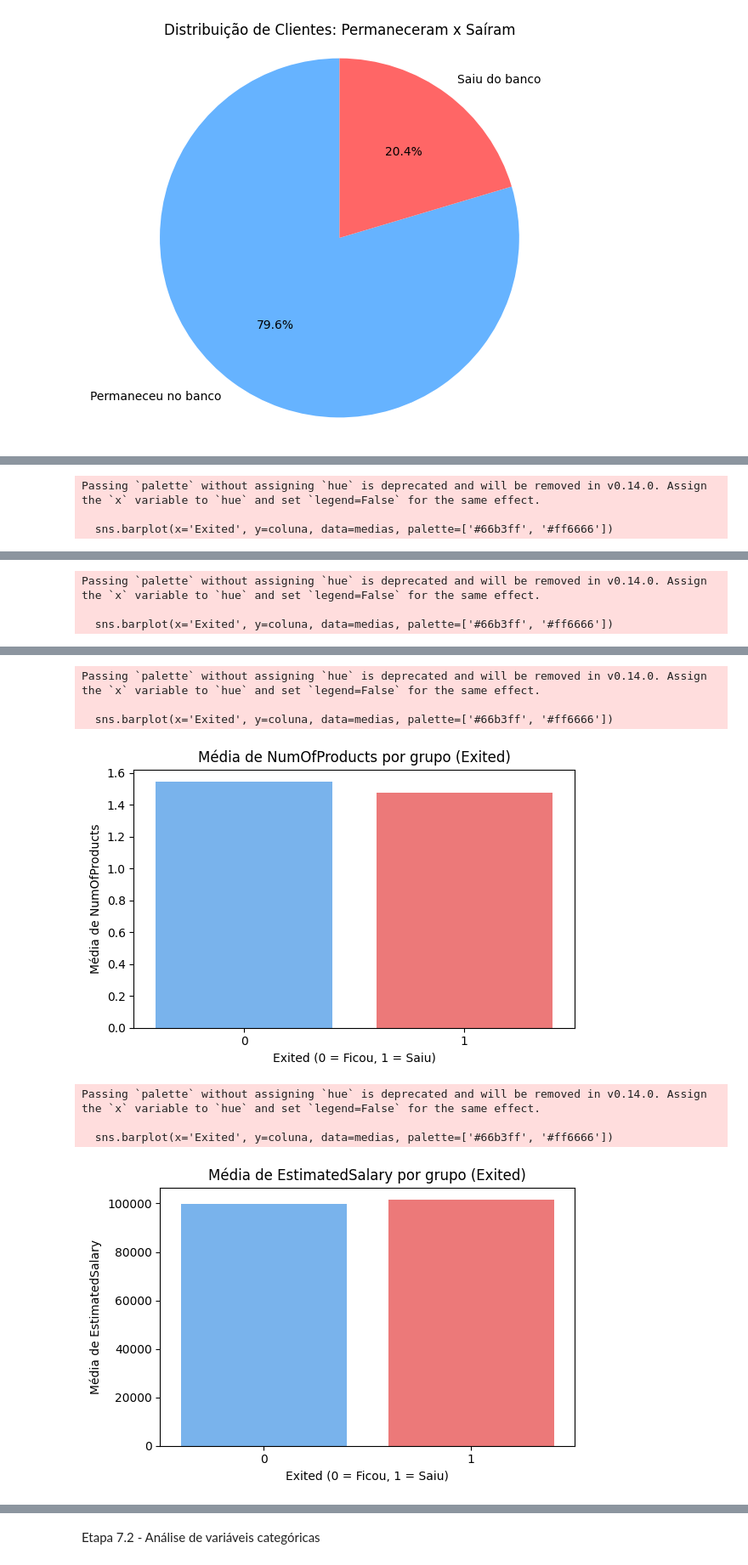
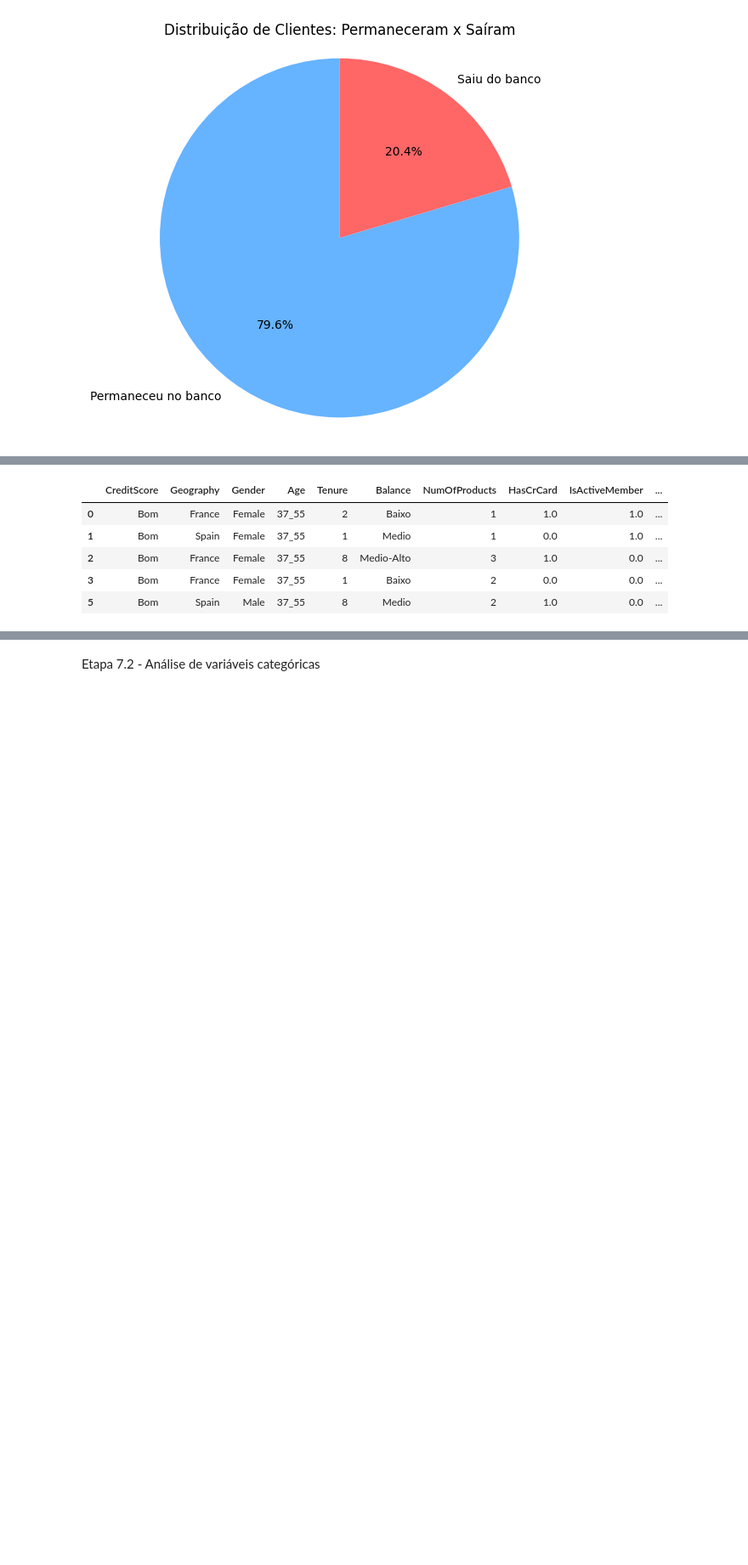
Before and after one commit to vitao-bolado/Trabalho1_AnaliseDados, a Jupyter notebook: Trabalho1.ipynb, the cells around one changed output, grey strips where cells are left out. Shown at 85% size. Drawn from its saved outputs; the diff is of its cells as text; code cells hidden in the pictures; blank space fills up the shorter version.

```diff
--- a/Trabalho1.ipynb
+++ b/Trabalho1.ipynb
@@ -166,15 +225,4 @@ Etapa 7.1 - Gráficos de barras para comparar as variáveis numéricas entre os
 # %%
-#definindo classes
-  #CreditScore
-    #Muita baixa (0 a 300)
-    #Baixa (301 a 500)
-    #Bom (501 a 700)
-    #Excelente (701+)
-  #Age
-    #18_36
-    #37_55
-    #56_74
-    #75+
   #Balance
     #0,00 — 41.816,35 - Baixo
     #41.816,36 — 83.632,70 - Medio-Baixo
@@ -182,9 +230,17 @@ Etapa 7.1 - Gráficos de barras para comparar as variáveis numéricas entre os
     #125.449,06 — 167.265,40 - Medio-Alto
     #167.265,41 — 209.081,75 - Alto
     #209.081,76 — 250.898,09 - Muito Alto
-  #Salary
-    #0,00 — 49.995,23 - Baixo
-    #49.995,24 — 99.990,47 - Medio-Baixo
-    #99.990,48 — 149.985,71 - Medio-Alto
-    #149.985,72 — 199.992,48 - Alto
+
+valores = [-1, 41816.36, 83632.71, 125449.06, 167265.41, 209081.76, df['Balance'].max()]
+classes = ['Baixo',
+           'Medio-Baixo',
+           'Medio',
+           'Medio-Alto',
+           'Alto',
+           'Muito Alto']
+
+dfClasses['Balance'] = pd.cut(df['Balance'], bins=valores, labels=classes)
+dfClasses = pd.DataFrame(dfClasses)
+
+dfClasses.head()
 # %% [output]
@@ -199,3 +246,0 @@ Passing `palette` without assigning `hue` is deprecated and will be removed in v
-Passing `palette` without assigning `hue` is deprecated and will be removed in v0.14.0. Assign the `x` variable to `hue` and set `legend=False` for the same effect.
-
-  sns.barplot(x='Exited', y=coluna, data=medias, palette=['#66b3ff', '#ff6666'])
@@ -203,3 +246,0 @@ Passing `palette` without assigning `hue` is deprecated and will be removed in v
-Passing `palette` without assigning `hue` is deprecated and will be removed in v0.14.0. Assign the `x` variable to `hue` and set `legend=False` for the same effect.
-
-  sns.barplot(x='Exited', y=coluna, data=medias, palette=['#66b3ff', '#ff6666'])
@@ -207,8 +247,6 @@ Passing `palette` without assigning `hue` is deprecated and will be removed in v
-Passing `palette` without assigning `hue` is deprecated and will be removed in v0.14.0. Assign the `x` variable to `hue` and set `legend=False` for the same effect.
-
-  sns.barplot(x='Exited', y=coluna, data=medias, palette=['#66b3ff', '#ff6666'])
-[figure, removed]
-Passing `palette` without assigning `hue` is deprecated and will be removed in v0.14.0. Assign the `x` variable to `hue` and set `legend=False` for the same effect.
-
-  sns.barplot(x='Exited', y=coluna, data=medias, palette=['#66b3ff', '#ff6666'])
-[figure, removed]
+|  | CreditScore | Geography | Gender | Age | Tenure | Balance | NumOfProducts | HasCrCard | IsActiveMember | ... |
+| 0 | Bom | France | Female | 37_55 | 2 | Baixo | 1 | 1.0 | 1.0 | ... |
+| 1 | Bom | Spain | Female | 37_55 | 1 | Medio | 1 | 0.0 | 1.0 | ... |
+| 2 | Bom | France | Female | 37_55 | 8 | Medio-Alto | 3 | 1.0 | 0.0 | ... |
+| 3 | Bom | France | Female | 37_55 | 1 | Baixo | 2 | 0.0 | 0.0 | ... |
+| 5 | Bom | Spain | Male | 37_55 | 8 | Medio | 2 | 1.0 | 0.0 | ... |
```
Also changed, not shown: parts of 19 cells of this notebook.
